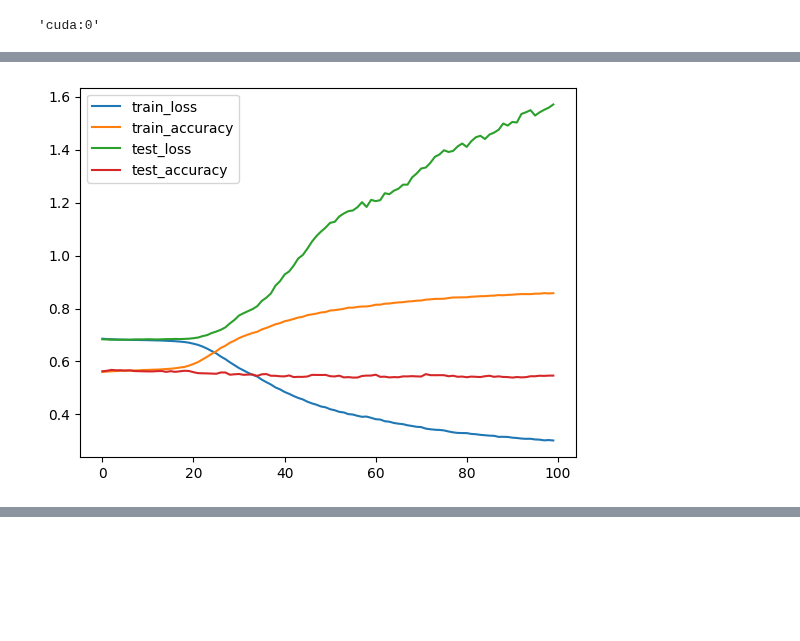
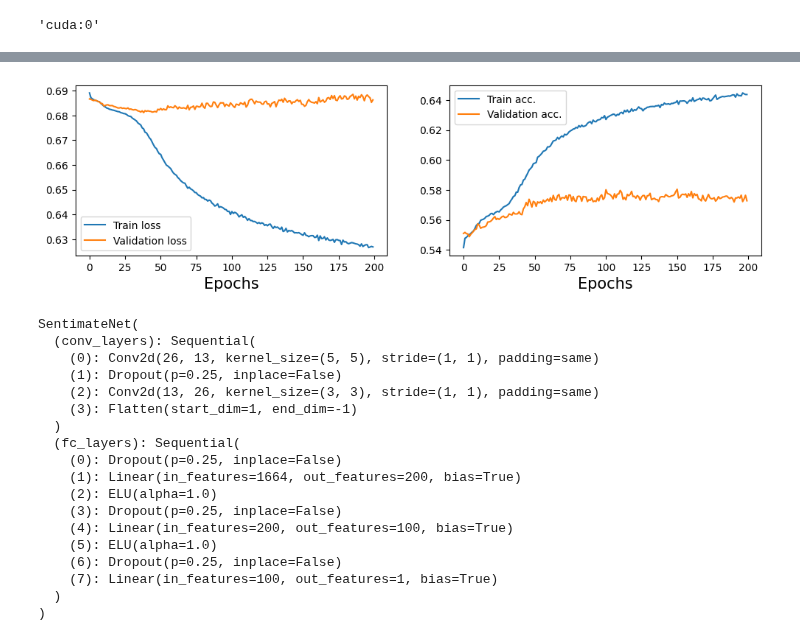
Before and after one commit to Kamil2601/NLP-chess-engine, a Jupyter notebook: src/move_evaluation/move_evaluation.ipynb, the cells around one changed output, grey strips where cells are left out. Drawn from its saved outputs; the diff is of its cells as text; code cells hidden in the pictures; blank space fills up the shorter version.

```diff
--- a/src/move_evaluation/move_evaluation.ipynb
+++ b/src/move_evaluation/move_evaluation.ipynb
@@ -83,22 +83,25 @@ class SentimateNet(nn.Module):
         super().__init__()
 
         self.conv_layers = nn.Sequential(
-            nn.Conv2d(26, 26, 5, padding='same'),
-            nn.Conv2d(26, 26, 3, padding='same'),
+            nn.Conv2d(26, 13, 5, padding='same'),
+            nn.Dropout(0.25),
+            nn.Conv2d(13, 26, 3, padding='same'),
+            nn.Flatten()
         )
 
         self.fc_layers = nn.Sequential(
             nn.Dropout(0.25),
-            nn.Linear(8*8*26, 500),
+            nn.Linear(8*8*26, 200),
             nn.ELU(),
-            nn.Linear(500, 200),
+            nn.Dropout(0.25),
+            nn.Linear(200, 100),
             nn.ELU(),
-            nn.Linear(200, 1)
+            nn.Dropout(0.25),
+            nn.Linear(100, 1)
         )
 
     def forward(self, x):
         x = self.conv_layers(x)
-        x = x.view(-1, 8*8*26)
         x = self.fc_layers(x)
         return x
 # %%
@@ -123,8 +130,8 @@ SentimateNet(
 # %%
 optimizer = torch.optim.Adam(model.parameters(), lr=0.001)
 # %%
-train_loader = DataLoader(train_dataset, batch_size=2048)
-test_loader = DataLoader(test_dataset, batch_size=2048)
+train_loader = DataLoader(train_dataset, batch_size=4096)
+test_loader = DataLoader(test_dataset, batch_size=4096)
 # %%
 test_model(train_loader, model)
 test_model(test_loader, model)
@@ -134,3 +147,3 @@ Test Error: Accuracy: 44.45%, Avg loss: 0.693929
 # %%
-history = train_loop(train_loader, model, test_dataloader=test_loader, num_epochs=100, optimizer=optimizer, verbose=True)
+history = train_loop(train_loader, model, val_dataloader=test_loader, num_epochs=200, optimizer=optimizer, verbose=True)
 # %% [output]
@@ -154,4 +167,4 @@ Test loss:  1.570530, accuracy: 54.66%
-# %%
-plot_history(history)
-# %% [output]
-[figure, removed]
+# %%
+test_model(test_loader, model)
+plot_history(history)
+# %% [output]
@@ -158 +172,23 @@ plot_history(history)
+[figure, added]
+# %%
+model
+# %% [output]
+SentimateNet(
+  (conv_layers): Sequential(
+    (0): Conv2d(26, 13, kernel_size=(5, 5), stride=(1, 1), padding=same)
+    (1): Dropout(p=0.25, inplace=False)
+    (2): Conv2d(13, 26, kernel_size=(3, 3), stride=(1, 1), padding=same)
+    (3): Flatten(start_dim=1, end_dim=-1)
+  )
+  (fc_layers): Sequential(
+    (0): Dropout(p=0.25, inplace=False)
+    (1): Linear(in_features=1664, out_features=200, bias=True)
+    (2): ELU(alpha=1.0)
+    (3): Dropout(p=0.25, inplace=False)
+    (4): Linear(in_features=200, out_features=100, bias=True)
+    (5): ELU(alpha=1.0)
+    (6): Dropout(p=0.25, inplace=False)
+    (7): Linear(in_features=100, out_features=1, bias=True)
+  )
+)
 # %%
```
Also changed, not shown: parts of 19 cells of this notebook, 1 other file.
